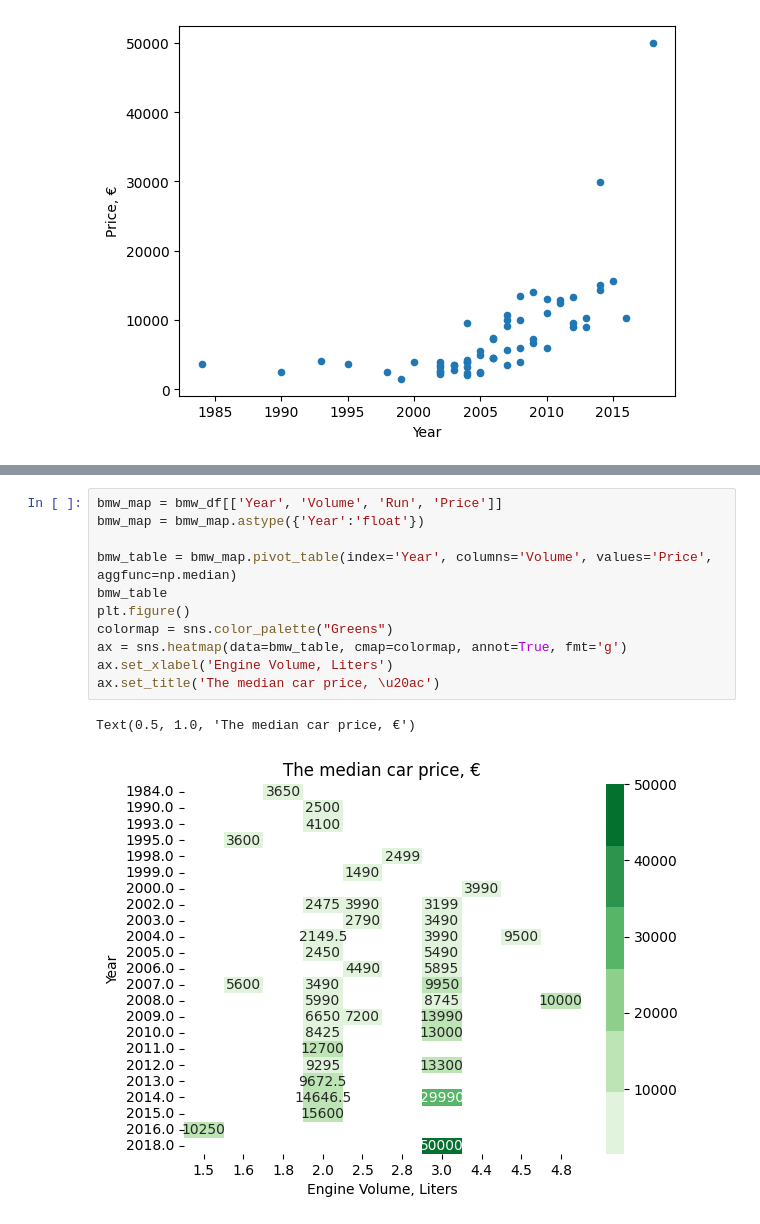
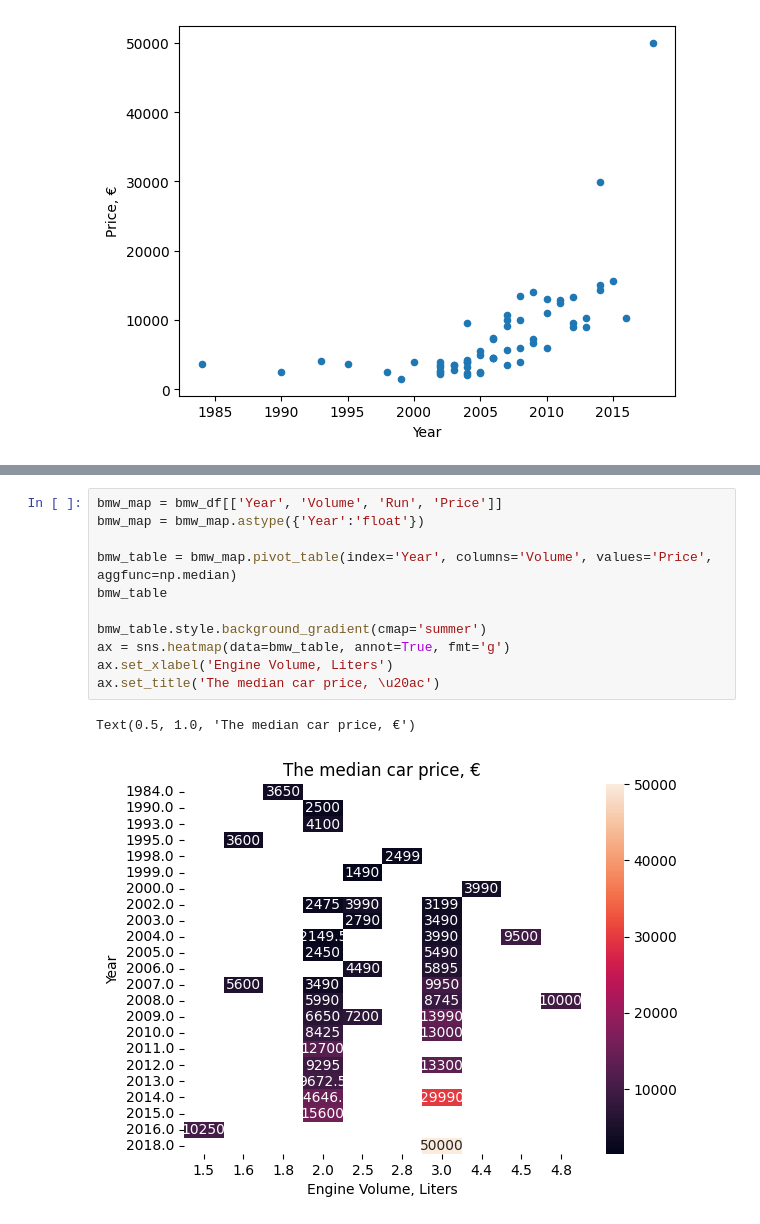
Before and after one commit to uktukt/SGT, a Jupyter notebook: sgt_20221020_beautifulsoup_hw_bmw.ipynb, the cells around one changed output, grey strips where cells are left out. Saved outputs shown, nothing was run; the diff lists cells and outputs as text.

```diff
--- a/sgt_20221020_beautifulsoup_hw_bmw.ipynb
+++ b/sgt_20221020_beautifulsoup_hw_bmw.ipynb
@@ -215,14 +215,14 @@ plt.show()
 # %%
 bmw_map = bmw_df[['Year', 'Volume', 'Run', 'Price']]
 bmw_map = bmw_map.astype({'Year':'float'})
 
 bmw_table = bmw_map.pivot_table(index='Year', columns='Volume', values='Price', aggfunc=np.median)
 bmw_table
-plt.figure()
-colormap = sns.color_palette("Greens")
-ax = sns.heatmap(data=bmw_table, cmap=colormap, annot=True, fmt='g')
+
+bmw_table.style.background_gradient(cmap='summer')
+ax = sns.heatmap(data=bmw_table, annot=True, fmt='g')
 ax.set_xlabel('Engine Volume, Liters')
 ax.set_title('The median car price, \u20ac')
 # %% [output]
 Text(0.5, 1.0, 'The median car price, €')
-[figure, old version]
+[figure, new version]
```
Also changed, not shown: parts of 2 cells of this notebook.
